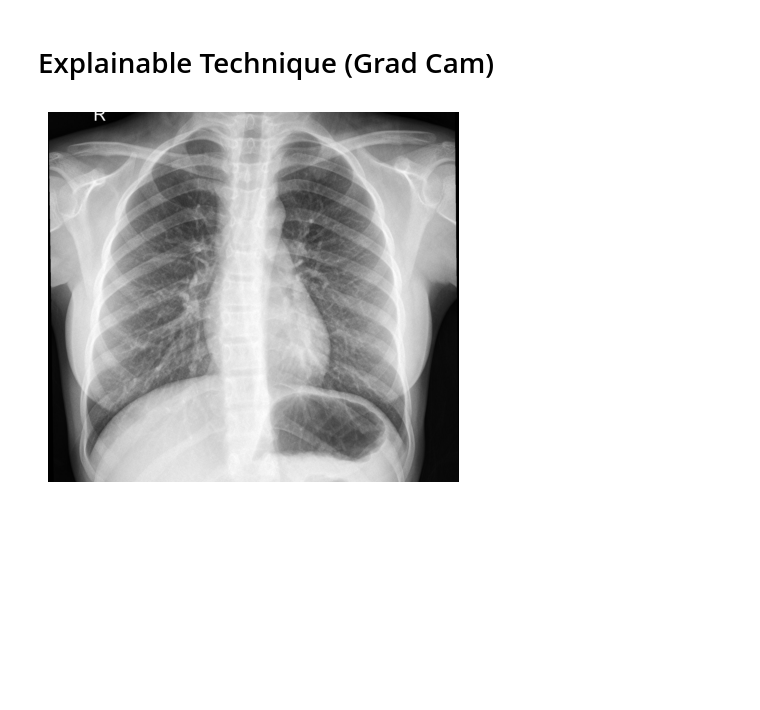
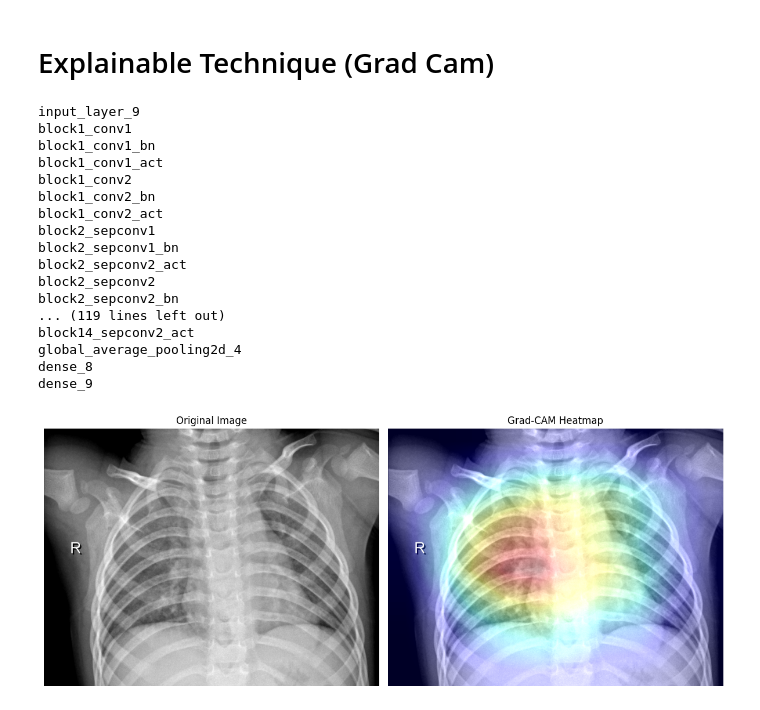
Before and after one commit to ABDELHALIM9/deep-learing-project, a Jupyter notebook: xception-final.ipynb, the cells around one changed output. Cells and saved outputs as stored; diff of their text form; code cells hidden in the pictures; blank space fills up the shorter version.

```diff
--- a/xception-final.ipynb
+++ b/xception-final.ipynb
@@ -617,5 +642,26 @@ plt.show()
 # %% [markdown]
 # Explainable Technique (Grad Cam)
+# %%
+for layer in model.layers:
+    print(layer.name)
+# %% [output]
+input_layer_9
+block1_conv1
+block1_conv1_bn
+block1_conv1_act
+block1_conv2
+block1_conv2_bn
+block1_conv2_act
+block2_sepconv1
+block2_sepconv1_bn
+block2_sepconv2_act
+block2_sepconv2
+block2_sepconv2_bn
+... (119 lines left out)
+block14_sepconv2_act
+global_average_pooling2d_4
+dense_8
+dense_9
 # %%
 import numpy as np
 import tensorflow as tf
@@ -633,7 +679,7 @@ def preprocess_image(img_path, target_size=(299, 299)):
 
 # Grad-CAM function
 def make_gradcam_heatmap(model, img_array, last_conv_layer_name, pred_index=None):
-    # Create a model that maps input image to the activations of the last conv layer and output
+    # Create a model that maps the input image to activations of the last conv layer and predictions
     grad_model = Model(
         inputs=model.input,
         outputs=[model.get_layer(last_conv_layer_name).output, model.output]
@@ -658,49 +704,61 @@ def make_gradcam_heatmap(model, img_array, last_conv_layer_name, pred_index=None
 
     # Apply ReLU and normalize the heatmap
     heatmap = np.maximum(heatmap, 0)
     heatmap /= np.max(heatmap)
     return heatmap
 
 # Superimpose Grad-CAM heatmap on the image
-def display_gradcam(img_path, heatmap, alpha=0.4):
+def display_gradcam(img_path, heatmap, alpha=0.3):
+    # Load the original image
     img = image.load_img(img_path)
-    img = image.img_to_array(img)
+    img_array = image.img_to_array(img)
 
-    # Resize heatmap to match the image size
+    # Resize heatmap to match the original image size
     heatmap = np.uint8(255 * heatmap)
-    heatmap = tf.image.resize(heatmap[..., np.newaxis], (img.shape[0], img.shape[1]))
-    heatmap = tf.squeeze(heatmap, axis=-1)
+    heatmap = tf.image.resize(heatmap[..., np.newaxis], (img_array.shape[0], img_array.shape[1])).numpy()
+    heatmap = np.squeeze(heatmap, axis=-1)
 
     # Normalize the heatmap to be in the range [0, 255]
-    heatmap = np.uint8(255 * heatmap)
+    heatmap = np.clip(heatmap, 0, 255).astype(np.uint8)
 
-    # Apply colormap to the heatmap (use the normalized heatmap as indices)
-    jet = plt.cm.jet(np.arange(256))[:, :3]
+    # Apply the colormap to the heatmap
+    jet = plt.cm.jet(np.arange(256))[:, :3]  # Colormap (JET)
     jet_heatmap = jet[heatmap]
-    jet_heatmap = np.uint8(jet_heatmap)
+    jet_heatmap = np.uint8(jet_heatmap * 255)
 
-    # Combine the original image with the heatmap
-    superimposed_img = jet_heatmap * alpha + img
+    # Superimpose the heatmap on the original image
+    superimposed_img = jet_heatmap * alpha + img_array
     superimposed_img = np.clip(superimposed_img, 0, 255).astype('uint8')
 
-    # Display the image with the Grad-CAM heatmap
-    plt.imshow(superimposed_img)
+    # Plot side-by-side images
+    plt.figure(figsize=(12, 5))  # Adjust the figure size
+    plt.subplot(1, 2, 1)
+    plt.imshow(img_array / 255.0)  # Original image
+    plt.title("Original Image")
     plt.axis('off')
+
+    plt.subplot(1, 2, 2)
+    plt.imshow(superimposed_img)  # Grad-CAM result
+    plt.title("Grad-CAM Heatmap")
+    plt.axis('off')
+
+    plt.tight_layout()
     plt.show()
 
 # Path to your test image
-img_path = '/kaggle/working/splits/test/NORMAL/IM-0033-0001-0001.jpeg'  # Replace with your image path
+img_path = '/kaggle/working/splits/test/NORMAL/IM-0377-0001.jpeg'  # Replace with your image path
 
-# Preprocess the image
+# Specify the correct last convolutional layer name
+last_conv_layer_name = 'block14_sepconv2_act'
+
+# Preprocess the input image
 img_array = preprocess_image(img_path)
-
-# Specify the last convolutional layer's name in the Xception model
-last_conv_layer_name = 'block14_sepconv2_act'  # Xception's final convolutional layer
 
 # Generate the Grad-CAM heatmap
 heatmap = make_gradcam_heatmap(model, img_array, last_conv_layer_name)
 
 # Display the Grad-CAM heatmap superimposed on the original image
 display_gradcam(img_path, heatmap)
+model = Xception(weights="imagenet")
 # %% [output]
-[figure, old version]
+[figure, new version]
```
Also changed, not shown: parts of 8 cells of this notebook.
